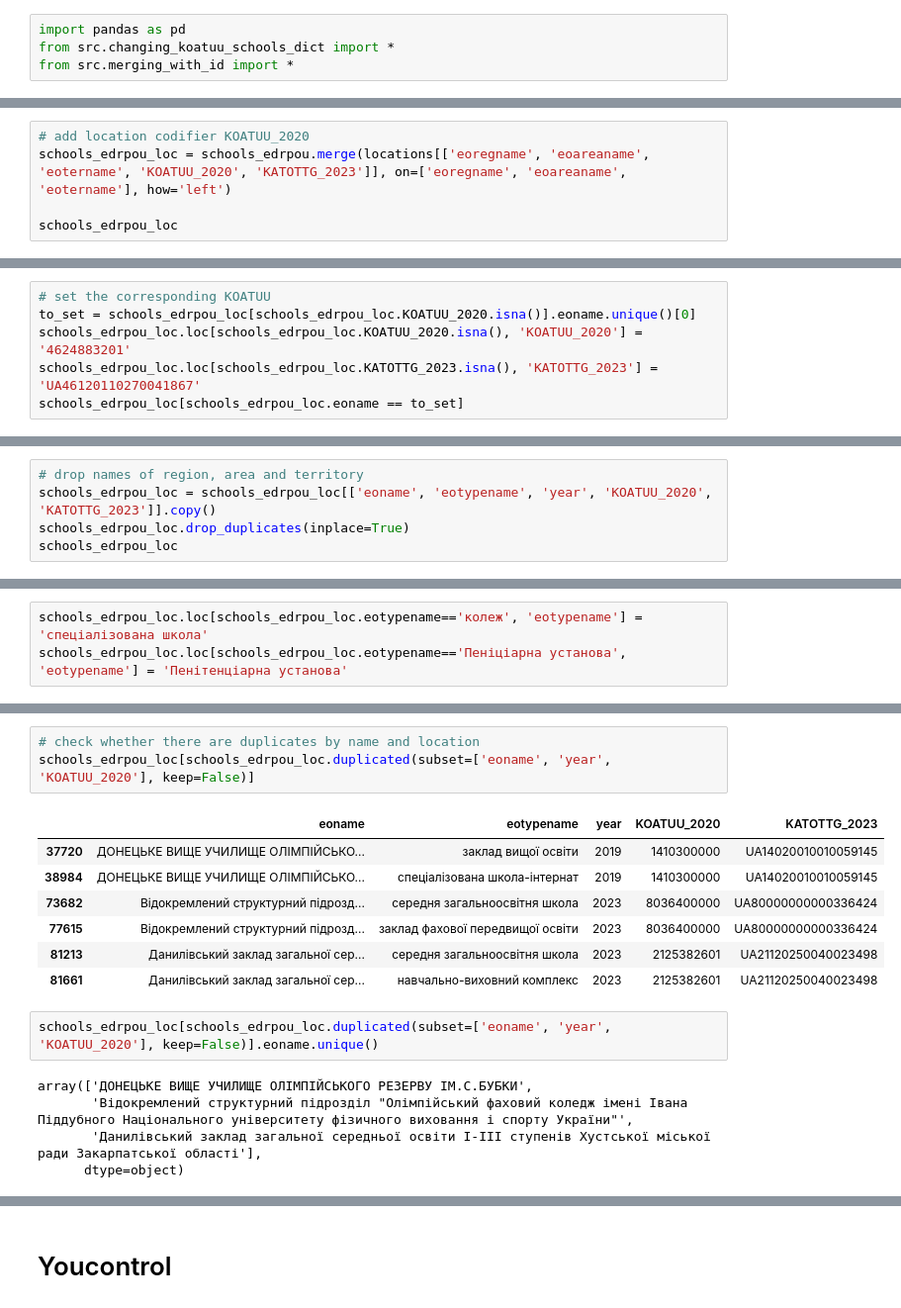
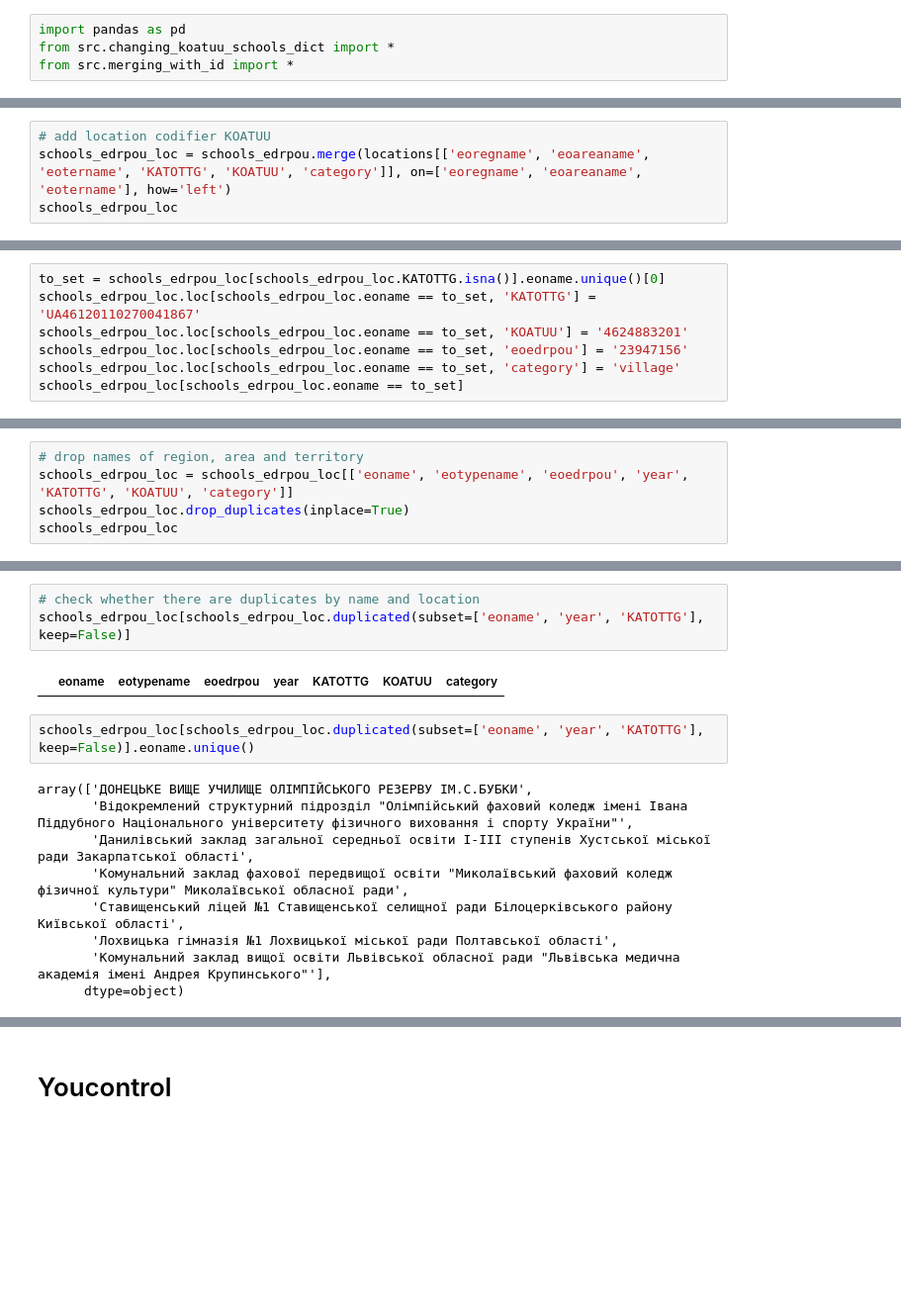
Before and after one commit to DataResponsibly/ZNO-Dataset, a Jupyter notebook: notebooks/tables_creation/Schools_table.ipynb, the cells around one changed output, grey strips where cells are left out. Shown at 99% size. Cells and saved outputs as stored; diff of their text form; blank space fills up the shorter version.

```diff
--- a/notebooks/tables_creation/Schools_table.ipynb
+++ b/notebooks/tables_creation/Schools_table.ipynb
@@ -125,7 +133,6 @@ Index(['eoregname', 'eoareaname', 'eotername', 'KOATUU_2020', 'KATOTTG_2023',
       dtype='object')
 # %%
-# add location codifier KOATUU_2020
-schools_edrpou_loc = schools_edrpou.merge(locations[['eoregname', 'eoareaname', 'eotername', 'KOATUU_2020', 'KATOTTG_2023']], on=['eoregname', 'eoareaname', 'eotername'], how='left')
-
+# add location codifier KOATUU
+schools_edrpou_loc = schools_edrpou.merge(locations[['eoregname', 'eoareaname', 'eotername', 'KATOTTG', 'KOATUU', 'category']], on=['eoregname', 'eoareaname', 'eotername'], how='left')
 schools_edrpou_loc
 # %% [output]
@@ -156,7 +162,8 @@ array(['Лучицький навчально-виховний комплекс
 # %%
-# set the corresponding KOATUU
-to_set = schools_edrpou_loc[schools_edrpou_loc.KOATUU_2020.isna()].eoname.unique()[0]
-schools_edrpou_loc.loc[schools_edrpou_loc.KOATUU_2020.isna(), 'KOATUU_2020'] = '4624883201'
-schools_edrpou_loc.loc[schools_edrpou_loc.KATOTTG_2023.isna(), 'KATOTTG_2023'] = 'UA46120110270041867'
+to_set = schools_edrpou_loc[schools_edrpou_loc.KATOTTG.isna()].eoname.unique()[0]
+schools_edrpou_loc.loc[schools_edrpou_loc.eoname == to_set, 'KATOTTG'] = 'UA46120110270041867'
+schools_edrpou_loc.loc[schools_edrpou_loc.eoname == to_set, 'KOATUU'] = '4624883201'
+schools_edrpou_loc.loc[schools_edrpou_loc.eoname == to_set, 'eoedrpou'] = '23947156'
+schools_edrpou_loc.loc[schools_edrpou_loc.eoname == to_set, 'category'] = 'village'
 schools_edrpou_loc[schools_edrpou_loc.eoname == to_set]
 # %% [output]
@@ -165,6 +172,6 @@ schools_edrpou_loc[schools_edrpou_loc.eoname == to_set]
 # %%
 # drop names of region, area and territory
-schools_edrpou_loc = schools_edrpou_loc[['eoname', 'eotypename', 'year', 'KOATUU_2020', 'KATOTTG_2023']].copy()
+schools_edrpou_loc = schools_edrpou_loc[['eoname', 'eotypename', 'eoedrpou', 'year', 'KATOTTG', 'KOATUU', 'category']]
 schools_edrpou_loc.drop_duplicates(inplace=True)
 schools_edrpou_loc
 # %% [output]
@@ -184,3 +194,0 @@ schools_edrpou_loc
-# %%
-schools_edrpou_loc.loc[schools_edrpou_loc.eotypename=='колеж', 'eotypename'] = 'спеціалізована школа'
-schools_edrpou_loc.loc[schools_edrpou_loc.eotypename=='Пеніціарна установа', 'eotypename'] = 'Пенітенціарна установа'
@@ -207,20 +195,18 @@ sorted(schools_edrpou_loc.eotypename.unique())
 # %%
 # check whether there are duplicates by name and location
-schools_edrpou_loc[schools_edrpou_loc.duplicated(subset=['eoname', 'year', 'KOATUU_2020'], keep=False)]
+schools_edrpou_loc[schools_edrpou_loc.duplicated(subset=['eoname', 'year', 'KATOTTG'], keep=False)]
 # %% [output]
-|  | eoname | eotypename | year | KOATUU_2020 | KATOTTG_2023 |
-| 37720 | ДОНЕЦЬКЕ ВИЩЕ УЧИЛИЩЕ ОЛІМПІЙСЬКО... | заклад вищої освіти | 2019 | 1410300000 | UA14020010010059145 |
-| 38984 | ДОНЕЦЬКЕ ВИЩЕ УЧИЛИЩЕ ОЛІМПІЙСЬКО... | спеціалізована школа-інтернат | 2019 | 1410300000 | UA14020010010059145 |
-| 73682 | Відокремлений структурний підрозд... | середня загальноосвітня школа | 2023 | 8036400000 | UA80000000000336424 |
-| 77615 | Відокремлений структурний підрозд... | заклад фахової передвищої освіти | 2023 | 8036400000 | UA80000000000336424 |
-| 81213 | Данилівський заклад загальної сер... | середня загальноосвітня школа | 2023 | 2125382601 | UA21120250040023498 |
-| 81661 | Данилівський заклад загальної сер... | навчально-виховний комплекс | 2023 | 2125382601 | UA21120250040023498 |
+|  | eoname | eotypename | eoedrpou | year | KATOTTG | KOATUU | category |
 # %%
-schools_edrpou_loc[schools_edrpou_loc.duplicated(subset=['eoname', 'year', 'KOATUU_2020'], keep=False)].eoname.unique()
+schools_edrpou_loc[schools_edrpou_loc.duplicated(subset=['eoname', 'year', 'KATOTTG'], keep=False)].eoname.unique()
 # %% [output]
 array(['ДОНЕЦЬКЕ ВИЩЕ УЧИЛИЩЕ ОЛІМПІЙСЬКОГО РЕЗЕРВУ ІМ.С.БУБКИ',
        'Відокремлений структурний підрозділ "Олімпійський фаховий коледж імені Івана Піддубного Національного університету фізичного виховання і спорту України"',
-       'Данилівський заклад загальної середньої освіти І-ІІІ ступенів Хустської міської ради Закарпатської області'],
+       'Данилівський заклад загальної середньої освіти І-ІІІ ступенів Хустської міської ради Закарпатської області',
+       'Комунальний заклад фахової передвищої освіти "Миколаївський фаховий коледж фізичної культури" Миколаївської обласної ради',
+       'Ставищенський ліцей №1 Ставищенської селищної ради Білоцерківського району Київської області',
+       'Лохвицька гімназія №1 Лохвицької міської ради Полтавської області',
+       'Комунальний заклад вищої освіти Львівської обласної ради "Львівська медична академія імені Андрея Крупинського"'],
       dtype=object)
 # %%
 schools_edrpou_loc.loc[schools_edrpou_loc.eoname=='ДОНЕЦЬКЕ ВИЩЕ УЧИЛИЩЕ ОЛІМПІЙСЬКОГО РЕЗЕРВУ ІМ.С.БУБКИ', 'eotypename'] = 'заклад фахової передвищої освіти'
```
Also changed, not shown: parts of 217 cells of this notebook.
